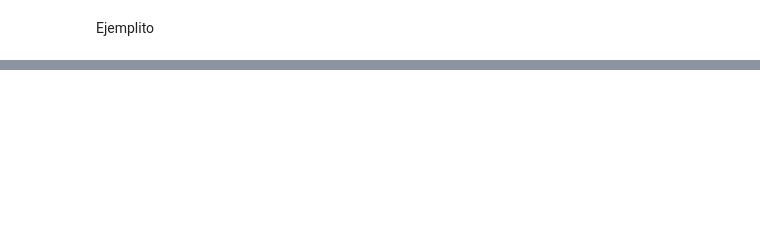
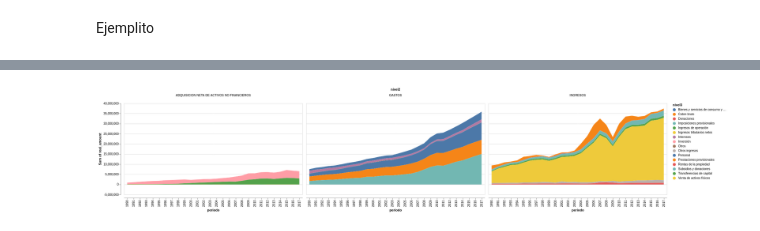
Before and after one commit to aoguedao/Dathaton-Gasto-Fiscal-Viz, a Jupyter notebook: IngresosGastosGobierno.ipynb, the cells around one changed output, grey strips where cells are left out. Drawn from its saved outputs; the diff is of its cells as text; code cells hidden in the pictures; blank space fills up the shorter version.

```diff
--- a/IngresosGastosGobierno.ipynb
+++ b/IngresosGastosGobierno.ipynb
@@ -67,0 +69,9 @@ alt.Chart(cobre).mark_bar().encode(
+# %%
+alt.Chart(spend_gob).mark_area().encode(
+    x='periodo:O',
+    y='sum(real_amount):Q',
+    color='nivel3',
+    column='nivel2'
+)
+# %% [output]
+[figure, added]
```
Also changed, not shown: parts of 2 cells of this notebook, 2 other files.
